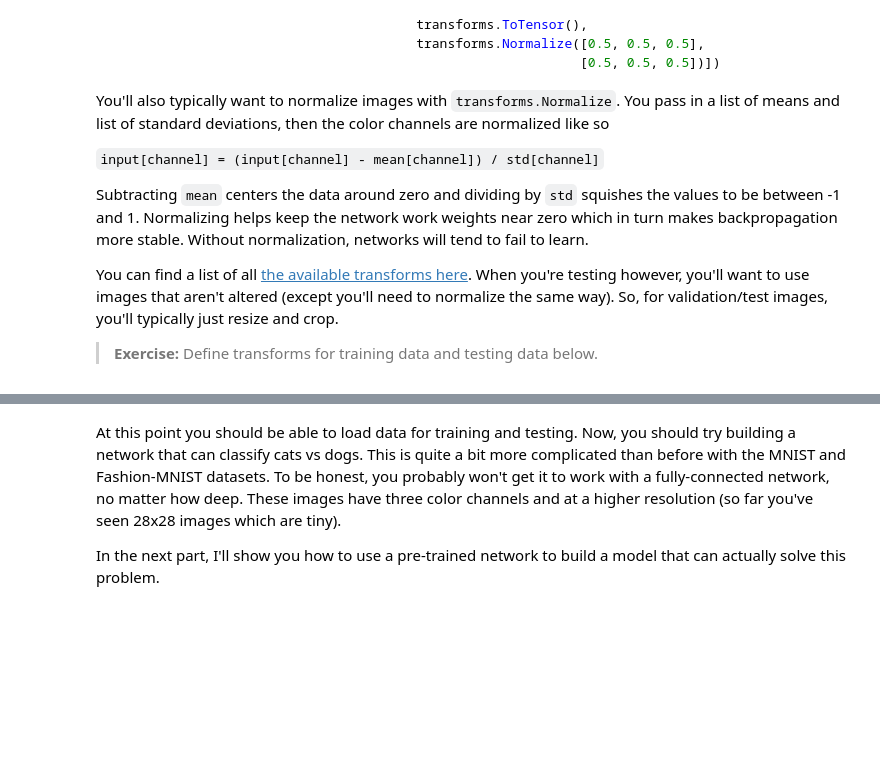
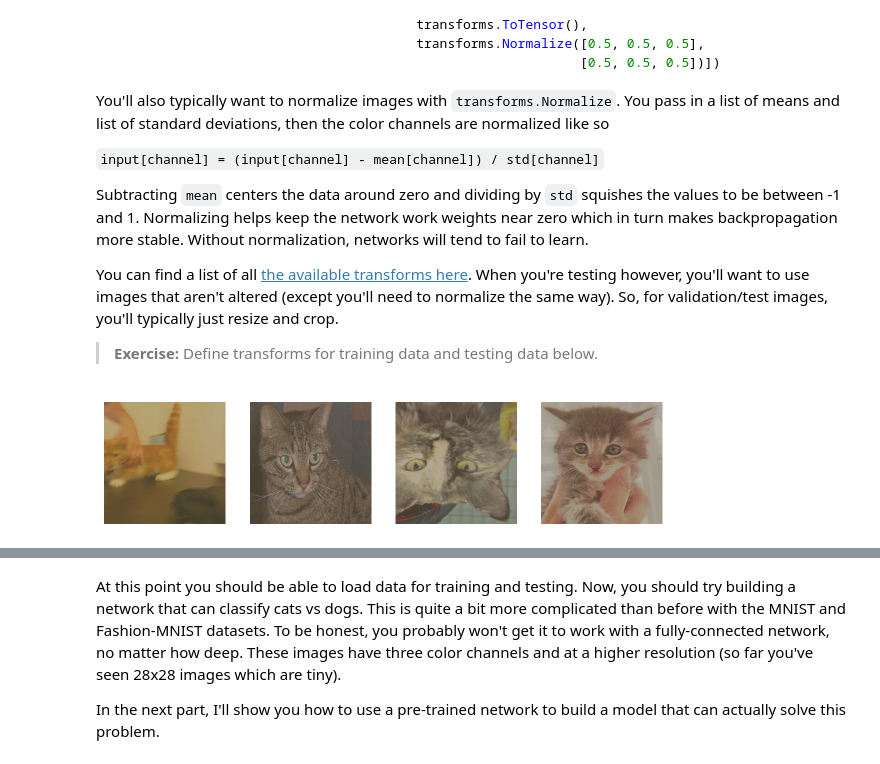
Before and after one commit to shamicker/pytorch-challenge, a Jupyter notebook: deep-learning-v2-pytorch/intro-to-pytorch/Part 7 - Loading Image Data (Exercises).ipynb, the cells around one changed output, grey strips where cells are left out. Saved outputs shown, nothing was run; the diff lists cells and outputs as text; code cells hidden in the pictures; blank space fills up the shorter version.

Commit message:
Load image data

```diff
--- a/deep-learning-v2-pytorch/intro-to-pytorch/Part 7 - Loading Image Data (Exercises).ipynb
+++ b/deep-learning-v2-pytorch/intro-to-pytorch/Part 7 - Loading Image Data (Exercises).ipynb
@@ -114,9 +120,22 @@ You can find a list of all [the available transforms here](http://pytorch.org/do
 data_dir = 'Cat_Dog_data'
 
 # TODO: Define transforms for the training data and testing data
-train_transforms =
+train_transforms = transforms.Compose([transforms.RandomResizedCrop(500),
+                                       transforms.RandomHorizontalFlip(),
+                                       transforms.RandomVerticalFlip(),
+                                       transforms.ToTensor(),
+                                       transforms.Normalize([0.5,.5,.5],
+                                                            [.5,.5,.5])
+                                      ])
 
-test_transforms =
+# you don't want any augmentation on test data; only resize, centerCrop. You want as similar to real data as possible.
+test_transforms = transforms.Compose([
+    transforms.Resize(500),
+    transforms.CenterCrop(255),
+    transforms.ToTensor(),
+    transforms.Normalize([0.5,0.5,0.5],
+                         [0.5, 0.5, 0.5])
+])
 
 
 # Pass transforms in here, then run the next cell to see how the transforms look
@@ -127,13 +146,16 @@ trainloader = torch.utils.data.DataLoader(train_data, batch_size=32)
 testloader = torch.utils.data.DataLoader(test_data, batch_size=32)
 # %%
 # change this to the trainloader or testloader
-data_iter = iter(testloader)
+# data_iter = iter(testloader)
+data_iter = iter(trainloader)
 
 images, labels = next(data_iter)
 fig, axes = plt.subplots(figsize=(10,4), ncols=4)
 for ii in range(4):
     ax = axes[ii]
-    helper.imshow(images[ii], ax=ax, normalize=False)
+    helper.imshow(images[ii], ax=ax, normalize=True)
+# %% [output]
+[figure, added]
 # %% [markdown]
 Your transformed images should look something like this.
 
```
Also changed, not shown: parts of 3 cells of this notebook, 1 other file.
